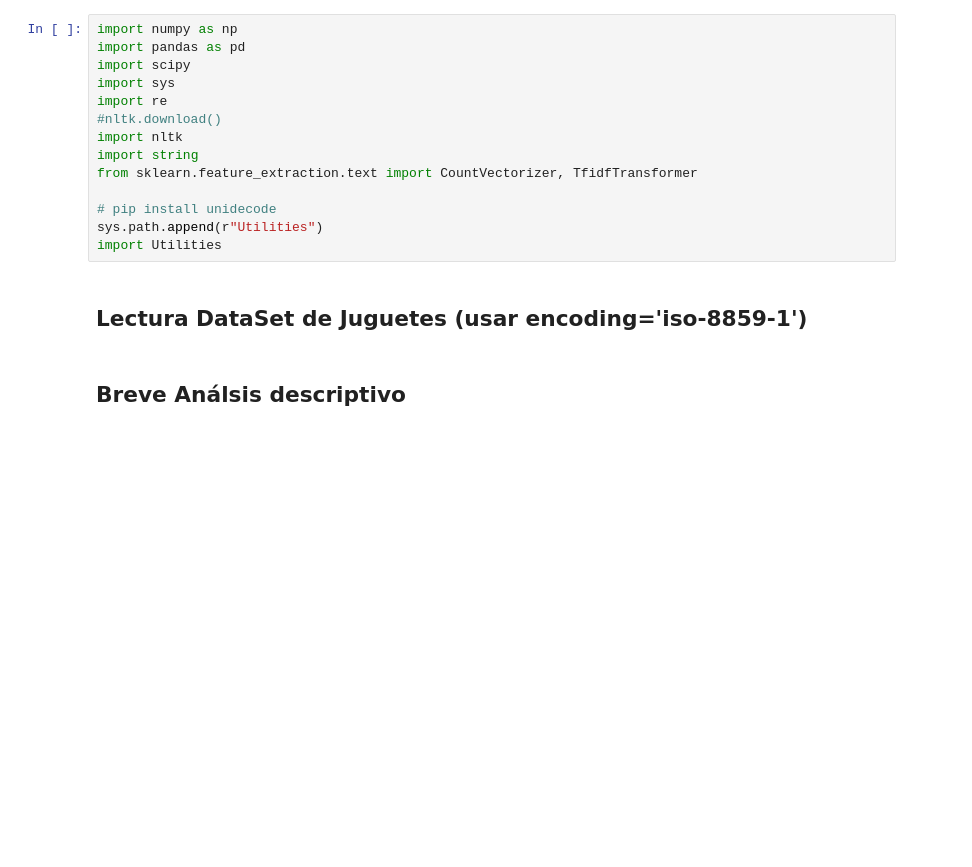
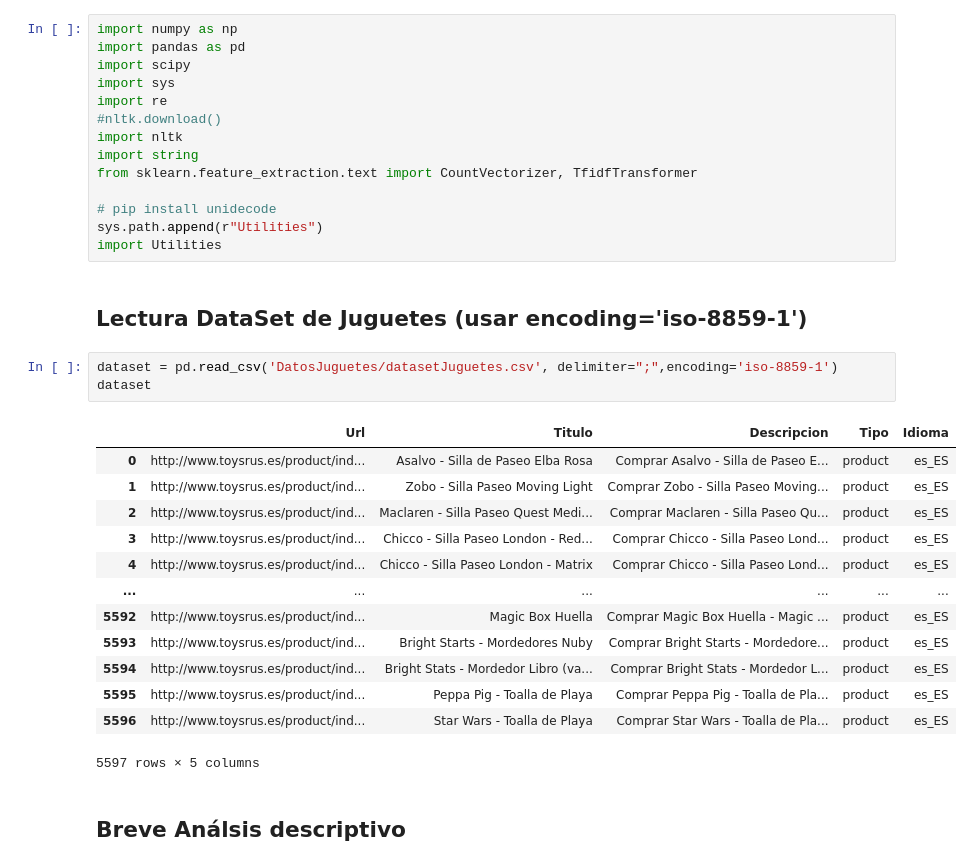
Before and after one commit to Dj4salsas/DS_PT_ENE21, a Jupyter notebook: 2-Machine_Learning/2.5_Sistemas_de_Recomendación/SistemasDeRecomendacion.ipynb, the cells around one changed output. Drawn from its saved outputs; the diff is of its cells as text; blank space fills up the shorter version.

```diff
--- a/2-Machine_Learning/2.5_Sistemas_de_Recomendación/SistemasDeRecomendacion.ipynb
+++ b/2-Machine_Learning/2.5_Sistemas_de_Recomendación/SistemasDeRecomendacion.ipynb
@@ -18,5 +21,22 @@ sys.path.append(r"Utilities")
 import Utilities
 # %% [markdown]
 ## Lectura DataSet de Juguetes (usar encoding='iso-8859-1')
+# %%
+dataset = pd.read_csv('DatosJuguetes/datasetJuguetes.csv', delimiter=";",encoding='iso-8859-1')
+dataset
+# %% [output]
+|  | Url | Titulo | Descripcion | Tipo | Idioma |
+| 0 | http://www.toysrus.es/product/ind... | Asalvo - Silla de Paseo Elba Rosa | Comprar Asalvo - Silla de Paseo E... | product | es_ES |
+| 1 | http://www.toysrus.es/product/ind... | Zobo - Silla Paseo Moving Light | Comprar Zobo - Silla Paseo Moving... | product | es_ES |
+| 2 | http://www.toysrus.es/product/ind... | Maclaren - Silla Paseo Quest Medi... | Comprar Maclaren - Silla Paseo Qu... | product | es_ES |
+| 3 | http://www.toysrus.es/product/ind... | Chicco - Silla Paseo London - Red... | Comprar Chicco - Silla Paseo Lond... | product | es_ES |
+| 4 | http://www.toysrus.es/product/ind... | Chicco - Silla Paseo London - Matrix | Comprar Chicco - Silla Paseo Lond... | product | es_ES |
+| ... | ... | ... | ... | ... | ... |
+| 5592 | http://www.toysrus.es/product/ind... | Magic Box Huella | Comprar Magic Box Huella - Magic ... | product | es_ES |
+| 5593 | http://www.toysrus.es/product/ind... | Bright Starts - Mordedores Nuby | Comprar Bright Starts - Mordedore... | product | es_ES |
+| 5594 | http://www.toysrus.es/product/ind... | Bright Stats - Mordedor Libro (va... | Comprar Bright Stats - Mordedor L... | product | es_ES |
+| 5595 | http://www.toysrus.es/product/ind... | Peppa Pig - Toalla de Playa | Comprar Peppa Pig - Toalla de Pla... | product | es_ES |
+| 5596 | http://www.toysrus.es/product/ind... | Star Wars - Toalla de Playa | Comprar Star Wars - Toalla de Pla... | product | es_ES |
+5597 rows × 5 columns
 # %% [markdown]
 ## Breve Análsis descriptivo
```
Also changed, not shown: parts of 30 cells of this notebook.
